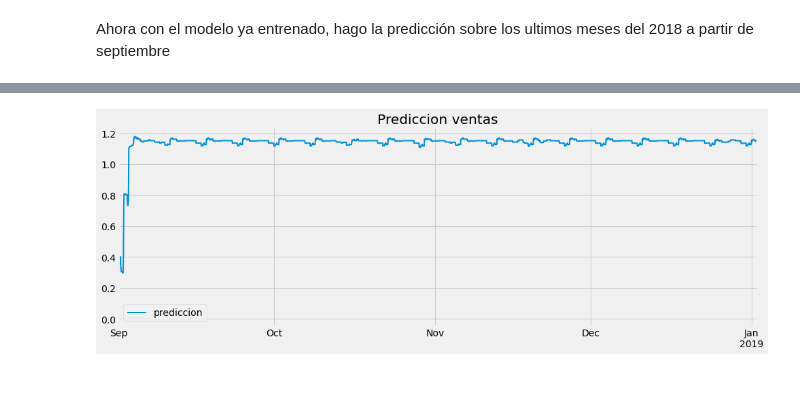
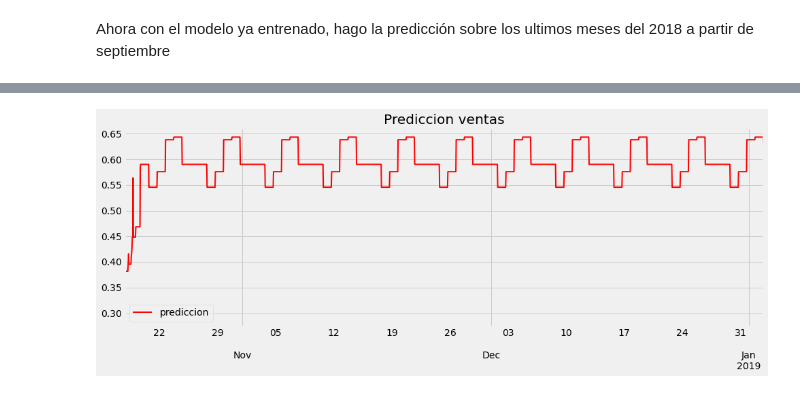
Before and after one commit to ronalcabrera/PG_Olist, a Jupyter notebook: Semana3/Modelo ML/Modelo ML.ipynb, the cells around one changed output, grey strips where cells are left out. Saved outputs shown, nothing was run; the diff lists cells and outputs as text; code cells hidden in the pictures.

```diff
--- a/Semana3/Modelo ML/Modelo ML.ipynb
+++ b/Semana3/Modelo ML/Modelo ML.ipynb
@@ -56,22 +56,22 @@ customers = pd.read_csv(url+'customers.csv')
 marketing_qualified_leads = pd.read_csv(url+'marketing_qualified_leads.csv')
 zip_code_prefix = pd.read_csv(url+'zip_code_prefix.csv')
 
-df= order_items[['id_order','id_product','id_seller','price_total']].merge(
-    sellers[['id_seller','id_code_prefix']]).merge(
-    products[['id_product','product_name_lenght','product_description_lenght','product_photos_qty','product_weight_g','product_length_cm','product_height_cm','product_width_cm']]).merge(
-    orders[['id_order','id_customer','order_purchase_timestamp','order_status','tiempo_trans_total','tiempo_demora']]).merge(
-    order_reviews[['id_order','review_score']]).merge(
-    customers[['id_customer','id_code_prefix']])
+df= orders[['id_order','id_customer','order_purchase_timestamp','order_status','tiempo_trans_total','tiempo_demora']].merge(
+    order_items[['id_order','id_product','id_seller','price_total']], how='left').merge(
+    sellers[['id_seller','id_code_prefix']], how='left').merge(
+    products[['id_product','product_name_lenght','product_description_lenght','product_photos_qty','product_weight_g','product_length_cm','product_height_cm','product_width_cm']], how='left').merge(
+    order_reviews[['id_order','review_score']], how='left').merge(
+    customers[['id_customer','id_code_prefix']], how='left')
 
-# Tomo los datos que voy a usar, 2016= 366 ventas / 2017 = 49876 ventas / 2018 = 60531 ventas
-datos = df[['product_name_lenght','product_description_lenght','product_photos_qty','order_purchase_timestamp']].groupby(
-            ['order_purchase_timestamp']).mean()
+# Tomo los datos que voy a usar, agrego cantidad ventas. VENTAS/Año: 2016= 366 ventas / 2017 = 49876 ventas / 2018 = 60531 ventas
+datos = df[['id_order','order_purchase_timestamp']].groupby(
+            ['order_purchase_timestamp']).count()
 
 # Agrego cantidad de ventas
-datos['cantidad_ventas'] = df[['product_photos_qty','order_purchase_timestamp']].groupby(['order_purchase_timestamp']).count().values
+datos.rename(columns={'id_order':'cantidad_ventas'}, inplace=True)
 
 # Armo el dataframe en intervalos de a 1 hora
-datos = datos.resample(rule='H', closed='left', label='right').mean()
+datos = datos.resample(rule='H', closed='left', label='right').sum()
 
 # Creo variable que indica si es fin de semana
 datos['dia_semana'] = datos.index.dayofweek
@@ -101,9 +101,3 @@ datos['holidays']=  np.where((datos.reset_index()['order_purchase_timestamp'].dt
                     np.where((datos.reset_index()['order_purchase_timestamp'].dt.month==12)&(datos.reset_index()['order_purchase_timestamp'].dt.day==26),1,
                     np.where((datos.reset_index()['order_purchase_timestamp'].dt.month==12)&(datos.reset_index()['order_purchase_timestamp'].dt.day==31),1,
                     0)))))))))))))))))))))
-
-datos = datos[['product_name_lenght','product_description_lenght','product_photos_qty','holidays',
-                'dia_semana_0','dia_semana_1','dia_semana_2','dia_semana_3','dia_semana_4',
-                'dia_semana_5','dia_semana_6','cantidad_ventas']]
-
-datos.head(5)
@@ -151,7 +137,7 @@ ax.legend();
 # ============================================================================
 datos.loc[:fin_train, 'partition'] = 'train'
 datos.loc[fin_train:fin_validacion, 'partition'] = 'validation'
-datos.loc[fin_validacion:fin_test, 'partition'] = 'test'
+datos.loc[fin_validacion:, 'partition'] = 'test'
 
 fig = px.line(
     data_frame  = datos.reset_index(),
@@ -459,7 +427,7 @@ Ahora agrego otras variables , llamadas variables exógenas, para mejorar la pre
 # Backtest con nuevos hiperparámetros
 # ============================================================================
 forecaster = ForecasterAutoreg(
-                regressor=LGBMRegressor(max_depth=3, learning_rate=0.1, n_estimators=100),
+                regressor=LGBMRegressor(max_depth=10, learning_rate=0.01, n_estimators=500),
                 lags=48
             )
 forecaster
@@ -565,15 +548,15 @@ Ahora con el modelo ya entrenado, hago la predicción sobre los ultimos meses de
 # ============================================================================
 
 #Primero creo el dataframe con el que hago la predicción
-start = datetime.datetime.strptime("31-08-2018", "%d-%m-%Y")
-end = datetime.datetime.strptime("01-01-2019", "%d-%m-%Y")
+start = datetime.datetime.strptime("17-10-2018", "%d-%m-%Y")
+end = datetime.datetime.strptime("03-01-2019", "%d-%m-%Y")
 date_generated = pd.date_range(start, end)
 
 df_predict = pd.DataFrame()
 df_predict['order_purchase_timestamp'] = date_generated
 df_predict = df_predict.set_index('order_purchase_timestamp')
 # Armo el dataframe en intervalos de a 1 hora
-df_predict = df_predict.resample(rule='H', closed='left', label='right').mean()
+df_predict = df_predict.resample(rule='H', closed='left', label='right').sum()
 
 # Agrego columna vacaciones para los dias festivos inamobibles: https://www.datosmundial.com/america/brasil/dias-festivos.php
 df_predict['holidays']=  np.where((df_predict.reset_index()['order_purchase_timestamp'].dt.month==1)&(df_predict.reset_index()['order_purchase_timestamp'].dt.day==20),1,
@@ -605,8 +588,9 @@ df_predict = pd.get_dummies(df_predict, columns=['dia_semana'])
 df_predict = df_predict.fillna(0)
 
 # Creo una ventana de las ultima 48hs para empezar a predecir en septiembre
-datos_ultimas_48hs = datos.loc['29-08-2018 00:00:00':'31-08-2018 23:00:00', 'cantidad_ventas']
+datos_ultimas_48hs = datos.loc['2018-10-15 18:00:00':'2018-10-17 18:00:00', 'cantidad_ventas']
+exog_siguiente_mes = df_predict[variables_exog][:1848]
 
-predicciones = forecaster.predict(steps=2953, exog=df_predict, last_window=datos_ultimas_48hs)
+predicciones = forecaster.predict(steps=1848, exog=exog_siguiente_mes, last_window=datos_ultimas_48hs)
 predicciones
 # %% [output]
@@ -625,9 +609,9 @@ Freq: H, Name: pred, Length: 2953, dtype: float64
 # %%
 # Gráfico
 # ============================================================================
 fig, ax = plt.subplots(figsize=(15,5))
-predicciones.plot(linewidth=2,label='prediccion', ax=ax)
+predicciones.plot(linewidth=2,label='prediccion', color='red',ax=ax)
 ax.set_title('Prediccion ventas')
 ax.legend();
 # %% [output]
-[figure, old version]
+[figure, new version]
```
Also changed, not shown: parts of 23 cells of this notebook, 1 other file.
